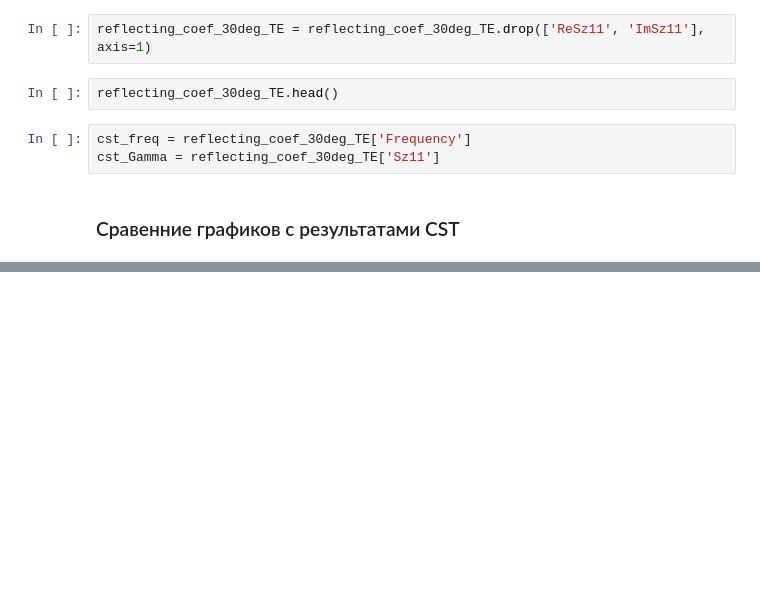
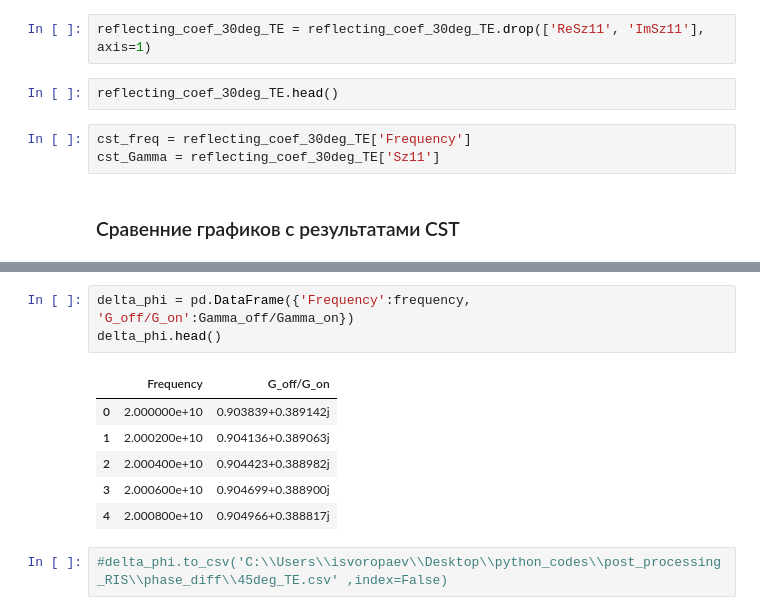
Before and after one commit to isvoropaev02/post_processing_RIS, a Jupyter notebook: 29sept/S21_TE_45deg_29sept.ipynb, the cells around one changed output, grey strips where cells are left out. Drawn from its saved outputs; the diff is of its cells as text; blank space fills up the shorter version.

```diff
--- a/29sept/S21_TE_45deg_29sept.ipynb
+++ b/29sept/S21_TE_45deg_29sept.ipynb
@@ -268,0 +275,12 @@ plt.show()
+# %%
+delta_phi = pd.DataFrame({'Frequency':frequency, 'G_off/G_on':Gamma_off/Gamma_on})
+delta_phi.head()
+# %% [output]
+|  | Frequency | G_off/G_on |
+| 0 | 2.000000e+10 | 0.903839+0.389142j |
+| 1 | 2.000200e+10 | 0.904136+0.389063j |
+| 2 | 2.000400e+10 | 0.904423+0.388982j |
+| 3 | 2.000600e+10 | 0.904699+0.388900j |
+| 4 | 2.000800e+10 | 0.904966+0.388817j |
+# %%
+#delta_phi.to_csv('C:\\Users\\isvoropaev\\Desktop\\python_codes\\post_processing_RIS\\phase_diff\\45deg_TE.csv' ,index=False)
```
Also changed, not shown: parts of 4 cells of this notebook, 4 other files.
